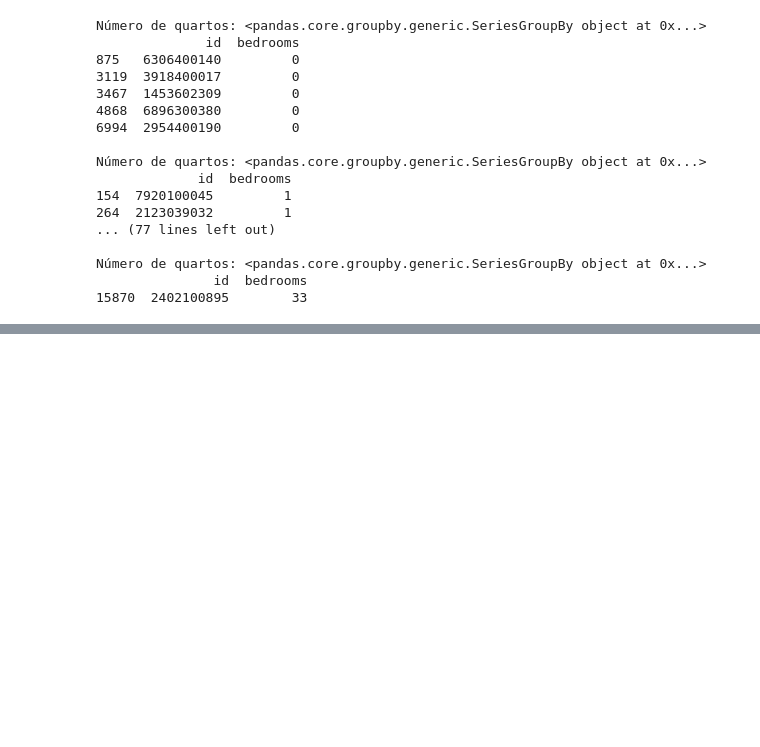
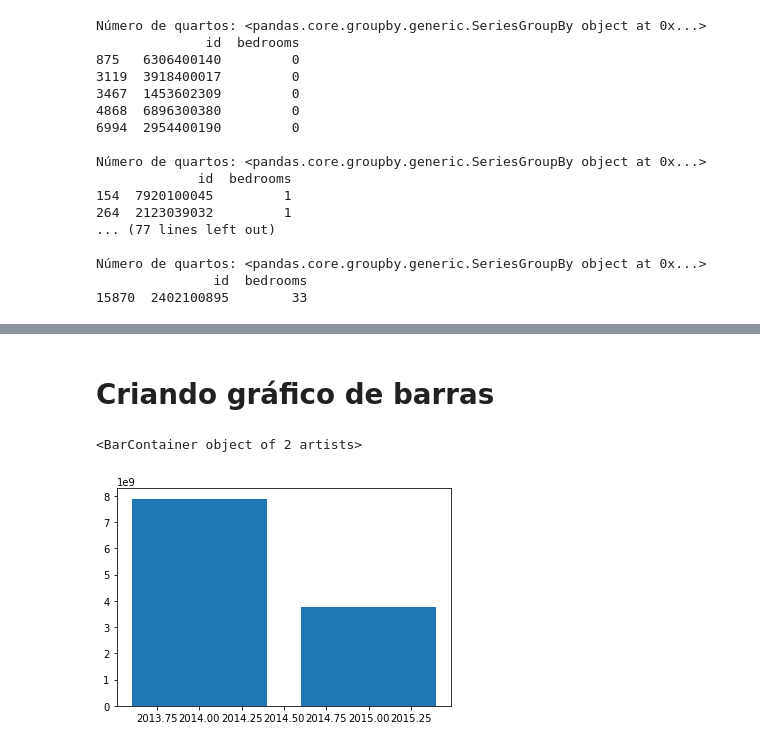
Before and after one commit to rafaelandradeslv/repos_ds, a Jupyter notebook: exercicios/code_examples.ipynb, the cells around one changed output, grey strips where cells are left out. Cells and saved outputs as stored; diff of their text form; code cells hidden in the pictures; blank space fills up the shorter version.

```diff
--- a/exercicios/code_examples.ipynb
+++ b/exercicios/code_examples.ipynb
@@ -41,4 +56,4 @@ dtype: object
 # %%
-df.date = pd.to_datetime(data.date)
-df.dtypes
+df.date = pd.to_datetime(df.date)
+df.date.head()
 # %% [output]
@@ -89,0 +128,20 @@ Número de quartos: <pandas.core.groupby.generic.SeriesGroupBy object at 0x...>
+# %% [markdown]
+# Criando gráfico de barras
+# %%
+# Ideia: crescimento total de preços de compras dos imóveis por ano.
+# Eixo x: Anos
+# Eixo y: soma dos preços
+# Gráfico: Barras
+
+
+from matplotlib import pyplot as plt # (Da pasta 'matplotlib', importa 'pyplot')
+
+# gráfico 1
+df['year'] = df['date'].dt.year # cria uma coluna 'year' passa os valores do ano da coluna 'date'
+
+by_year = df[['price', 'year']].groupby('year').sum().reset_index() # cria variável que recebe o grupo de preço e ano.
+
+plt.bar(by_year['year'], by_year['price'])
+# %% [output]
+<BarContainer object of 2 artists>
+[figure, added]
```
Also changed, not shown: parts of 26 cells of this notebook, 2 other files.
